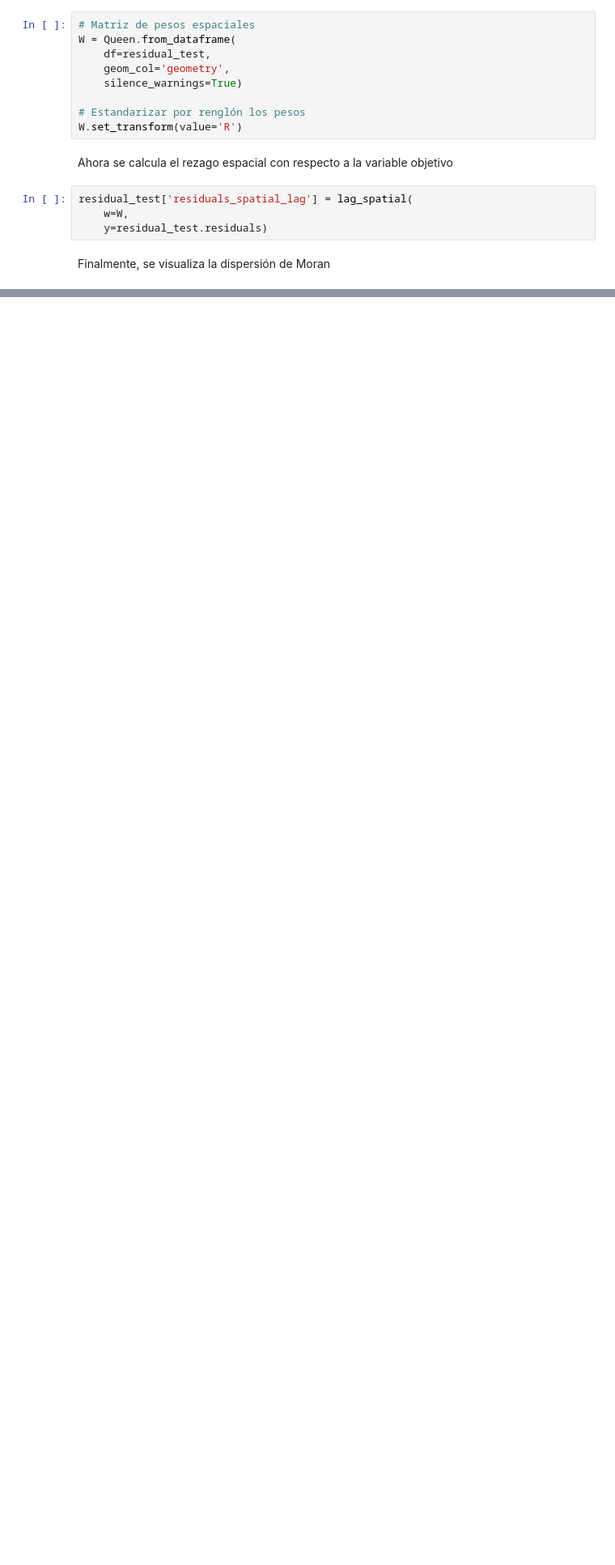
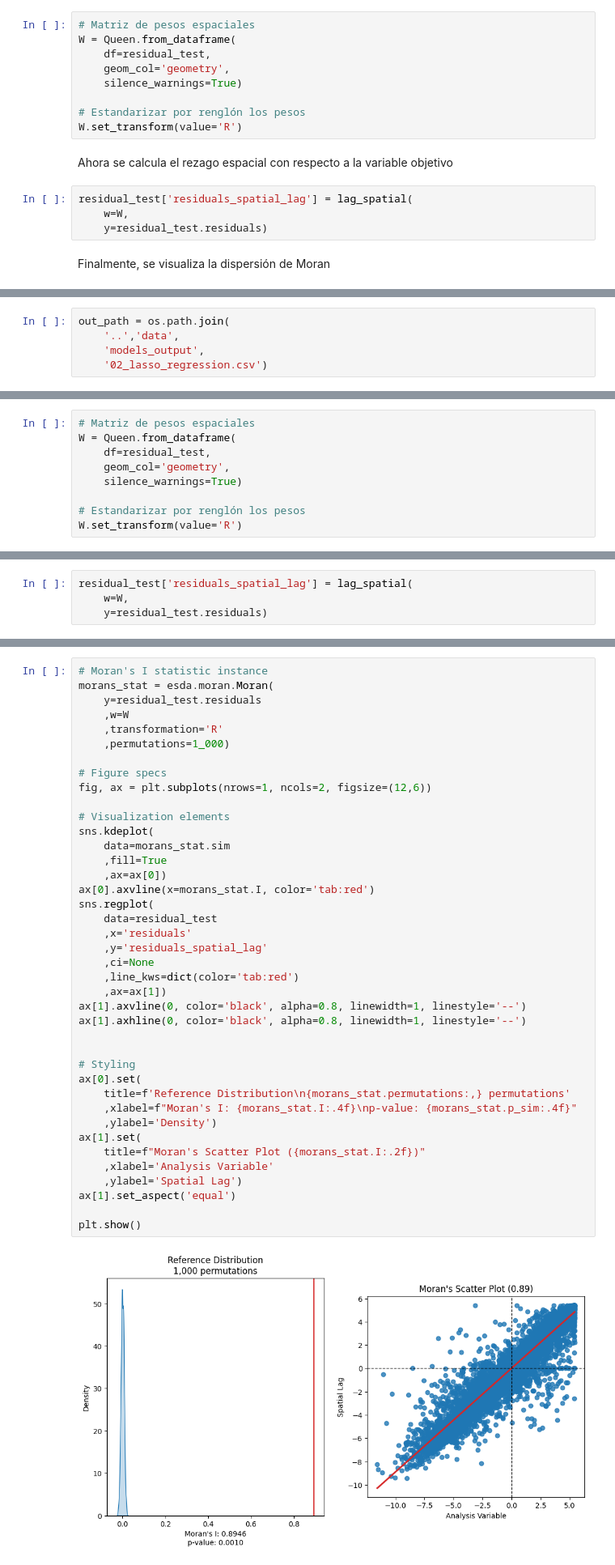
Before and after one commit to CAMM961001/estancia, a Jupyter notebook: notebooks/01_ols_regression.ipynb, the cells around one changed output, grey strips where cells are left out. Shown at 81% size. Cells and saved outputs as stored; diff of their text form; blank space fills up the shorter version.

```diff
--- a/notebooks/01_ols_regression.ipynb
+++ b/notebooks/01_ols_regression.ipynb
@@ -715,0 +813,5 @@ plt.show()
+# %%
+out_path = os.path.join(
+    '..','data',
+    'models_output',
+    '02_lasso_regression.csv')
@@ -715,0 +866,9 @@ plt.show()
+# %%
+# Matriz de pesos espaciales
+W = Queen.from_dataframe(
+    df=residual_test,
+    geom_col='geometry',
+    silence_warnings=True)
+
+# Estandarizar por renglón los pesos
+W.set_transform(value='R')
@@ -715,0 +877,4 @@ plt.show()
+# %%
+residual_test['residuals_spatial_lag'] = lag_spatial(
+    w=W,
+    y=residual_test.residuals)
@@ -715,0 +883,42 @@ plt.show()
+# %%
+# Moran's I statistic instance
+morans_stat = esda.moran.Moran(
+    y=residual_test.residuals
+    ,w=W
+    ,transformation='R'
+    ,permutations=1_000)
+
+# Figure specs
+fig, ax = plt.subplots(nrows=1, ncols=2, figsize=(12,6))
+
+# Visualization elements
+sns.kdeplot(
+    data=morans_stat.sim
+    ,fill=True
+    ,ax=ax[0])
+ax[0].axvline(x=morans_stat.I, color='tab:red')
+sns.regplot(
+    data=residual_test
+    ,x='residuals'
+    ,y='residuals_spatial_lag'
+    ,ci=None
+    ,line_kws=dict(color='tab:red')
+    ,ax=ax[1])
+ax[1].axvline(0, color='black', alpha=0.8, linewidth=1, linestyle='--')
+ax[1].axhline(0, color='black', alpha=0.8, linewidth=1, linestyle='--')
+
+
+# Styling
+ax[0].set(
+    title=f'Reference Distribution\n{morans_stat.permutations:,} permutations'
+    ,xlabel=f"Moran's I: {morans_stat.I:.4f}\np-value: {morans_stat.p_sim:.4f}"
+    ,ylabel='Density')
+ax[1].set(
+    title=f"Moran's Scatter Plot ({morans_stat.I:.2f})"
+    ,xlabel='Analysis Variable'
+    ,ylabel='Spatial Lag')
+ax[1].set_aspect('equal')
+
+plt.show()
+# %% [output]
+[figure, added]
```
Also changed, not shown: parts of 21 cells of this notebook.
